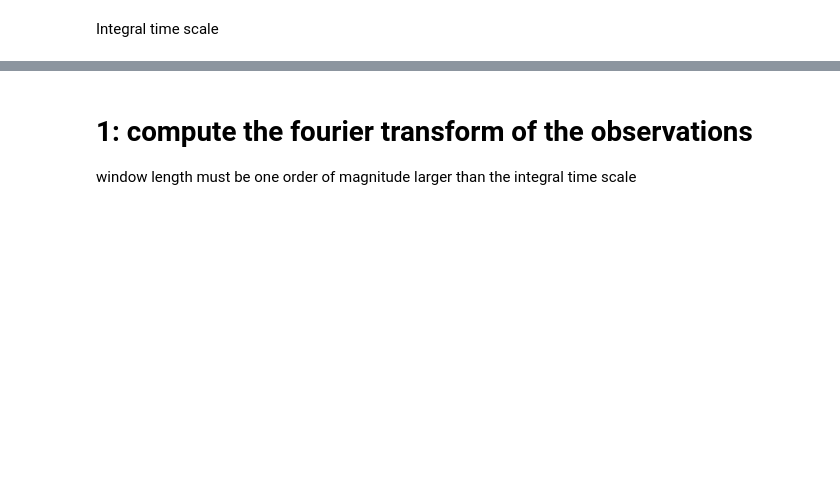
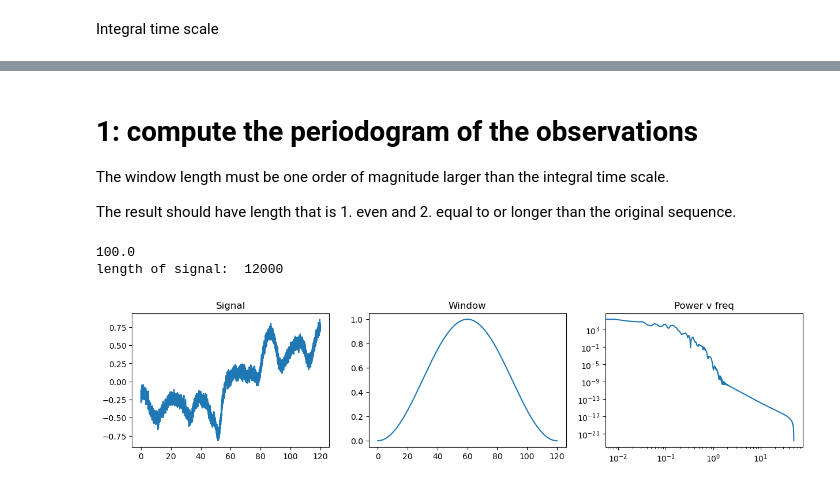
Before and after one commit to MagriLab/FlowReconstructionFromExperiment, a Jupyter notebook: denoise.ipynb, the cells around one changed output, grey strips where cells are left out. Drawn from its saved outputs; the diff is of its cells as text; code cells hidden in the pictures; blank space fills up the shorter version.

```diff
--- a/denoise.ipynb
+++ b/denoise.ipynb
@@ -90,3 +98,20 @@ print(tscale,tscale/dt)
 # %% [markdown]
-# 1: compute the fourier transform of the observations
-window length must be one order of magnitude larger than the integral time scale
+# 1: compute the periodogram of the observations
+The window length must be one order of magnitude larger than the integral time scale.
+
+The result should have length that is 1. even and 2. equal to or longer than the original sequence.
+# %%
+fs = 1/dt
+print(fs)
+ls = len(un)
+print('length of signal: ',ls)
+if ls%2 != 0:
+    nfft = ls+1
+else:
+    nfft = ls
+window = np.hanning(ls)
+fftfreq = np.fft.fftfreq(nfft,dt)
+idx_positive = np.s_[:int(nfft/2)]
+# %% [output]
+100.0
+length of signal:  12000
@@ -92,0 +120,22 @@ window length must be one order of magnitude larger than the integral time scale
+# %%
+power_utrue = np.abs(np.fft.fft(u*window,nfft))**2
+power_un = np.abs(np.fft.fft(un*window,nfft))**2
+power_vn = np.abs(np.fft.fft(vn*window,nfft))**2
+power_pn = np.abs(np.fft.fft(pn*window,nfft))**2
+dft_un = np.fft.fft(un,nfft)
+dft_vn = np.fft.fft(vn,nfft)
+dft_pn = np.fft.fft(pn,nfft)
+# %%
+# Velocity u only
+fig,axes = plt.subplots(1,3,figsize=(15,3))
+axes[0].plot(t,un)
+axes[0].set_title('Signal')
+axes[1].plot(t,window)
+axes[1].set_title('Window')
+axes[2].plot(fftfreq[idx_positive],power_vn[idx_positive],'-')
+axes[2].set_title('Power v freq')
+axes[2].set_yscale('log')
+axes[2].set_xscale('log')
+plt.show()
+# %% [output]
+[figure, added]
```
Also changed, not shown: parts of 21 cells of this notebook.
